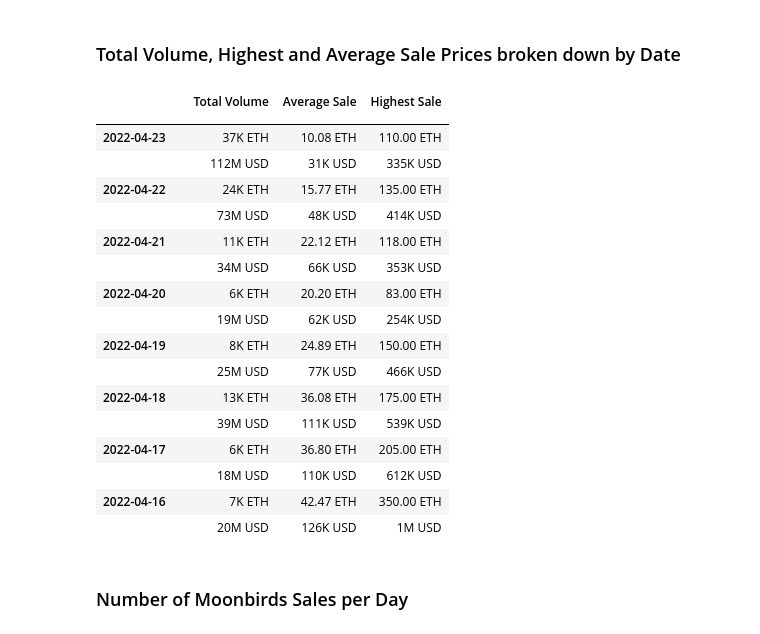
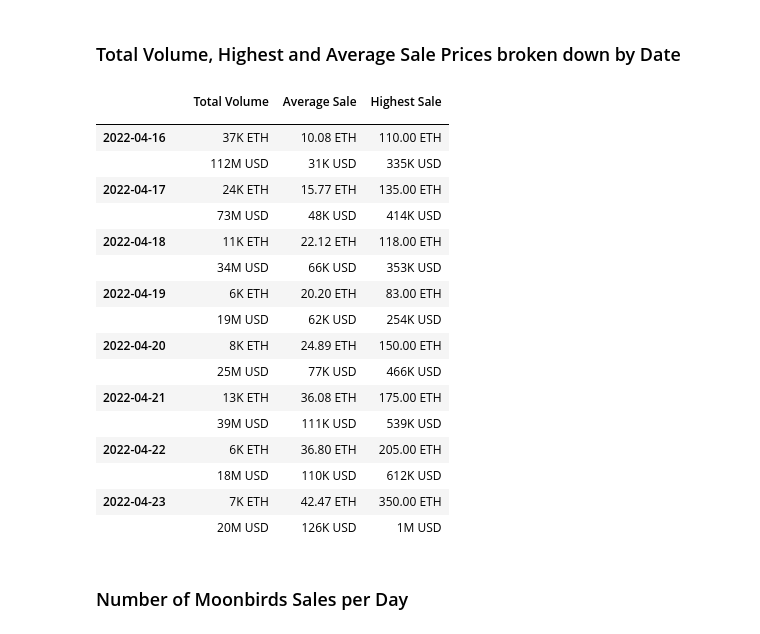
Before and after one commit to adilmoujahid/moonbirds-data-analysis, a Jupyter notebook: moonbirds-data-analysis.ipynb, the cells around one changed output. Drawn from its saved outputs; the diff is of its cells as text; code cells hidden in the pictures.

```diff
--- a/moonbirds-data-analysis.ipynb
+++ b/moonbirds-data-analysis.ipynb
@@ -205,42 +205,43 @@ The total volume of Moonbird sales between 2022-04-16 and 2022-04-23 is 112K ETH
 ### Total Volume, Highest and Average Sale Prices broken down by Date
 # %%
 dates = list(sales['date'].unique())
+dates.reverse()
 dates_currencies = []
 for date in dates:
     for currency in [' ', ' ']:
         dates_currencies.append( (date, currency) )
 index = pd.MultiIndex.from_tuples(dates_currencies, names=[" ", " "])
 
 total_daily_sales_eth = sales.groupby('date').sum()['sale_price_eth'].apply(lambda x: format_number(x, 'ETH'))
 total_daily_sales_usd = sales.groupby('date').sum()['sale_price_usd'].apply(lambda x: format_number(x, 'USD'))
 total_daily_sales = [x for y in zip(list(total_daily_sales_eth),list(total_daily_sales_usd)) for x in y]
 mean_daily_sales_eth = sales.groupby('date').mean()['sale_price_eth'].apply(lambda x: format_number(x, 'ETH'))
 mean_daily_sales_usd = sales.groupby('date').mean()['sale_price_usd'].apply(lambda x: format_number(x, 'USD'))
 mean_daily_sales = [x for y in zip(list(mean_daily_sales_eth),list(mean_daily_sales_usd)) for x in y]
 max_daily_sales_eth = sales.groupby('date').max()['sale_price_eth'].apply(lambda x: format_number(x, 'ETH'))
 max_daily_sales_usd = sales.groupby('date').max()['sale_price_usd'].apply(lambda x: format_number(x, 'USD'))
 max_daily_sales = [x for y in zip(list(max_daily_sales_eth),list(max_daily_sales_usd)) for x in y]
 
 df = pd.DataFrame({'Total Volume': total_daily_sales, 'Average Sale': mean_daily_sales, 'Highest Sale': max_daily_sales}, index=index)
 df
 # %% [output]
 |  |  | Total Volume | Average Sale | Highest Sale |
 |  |  |  |  |  |
-| 2022-04-23 |  | 37K ETH | 10.08 ETH | 110.00 ETH |
+| 2022-04-16 |  | 37K ETH | 10.08 ETH | 110.00 ETH |
 |  |  | 112M USD | 31K USD | 335K USD |
-| 2022-04-22 |  | 24K ETH | 15.77 ETH | 135.00 ETH |
+| 2022-04-17 |  | 24K ETH | 15.77 ETH | 135.00 ETH |
 |  |  | 73M USD | 48K USD | 414K USD |
-| 2022-04-21 |  | 11K ETH | 22.12 ETH | 118.00 ETH |
+| 2022-04-18 |  | 11K ETH | 22.12 ETH | 118.00 ETH |
 |  |  | 34M USD | 66K USD | 353K USD |
-| 2022-04-20 |  | 6K ETH | 20.20 ETH | 83.00 ETH |
+| 2022-04-19 |  | 6K ETH | 20.20 ETH | 83.00 ETH |
 |  |  | 19M USD | 62K USD | 254K USD |
-| 2022-04-19 |  | 8K ETH | 24.89 ETH | 150.00 ETH |
+| 2022-04-20 |  | 8K ETH | 24.89 ETH | 150.00 ETH |
 |  |  | 25M USD | 77K USD | 466K USD |
-| 2022-04-18 |  | 13K ETH | 36.08 ETH | 175.00 ETH |
+| 2022-04-21 |  | 13K ETH | 36.08 ETH | 175.00 ETH |
 |  |  | 39M USD | 111K USD | 539K USD |
-| 2022-04-17 |  | 6K ETH | 36.80 ETH | 205.00 ETH |
+| 2022-04-22 |  | 6K ETH | 36.80 ETH | 205.00 ETH |
 |  |  | 18M USD | 110K USD | 612K USD |
-| 2022-04-16 |  | 7K ETH | 42.47 ETH | 350.00 ETH |
+| 2022-04-23 |  | 7K ETH | 42.47 ETH | 350.00 ETH |
 |  |  | 20M USD | 126K USD | 1M USD |
 # %% [markdown]
 ### Number of Moonbirds Sales per Day
```
Also changed, not shown: parts of 1 cell of this notebook.
